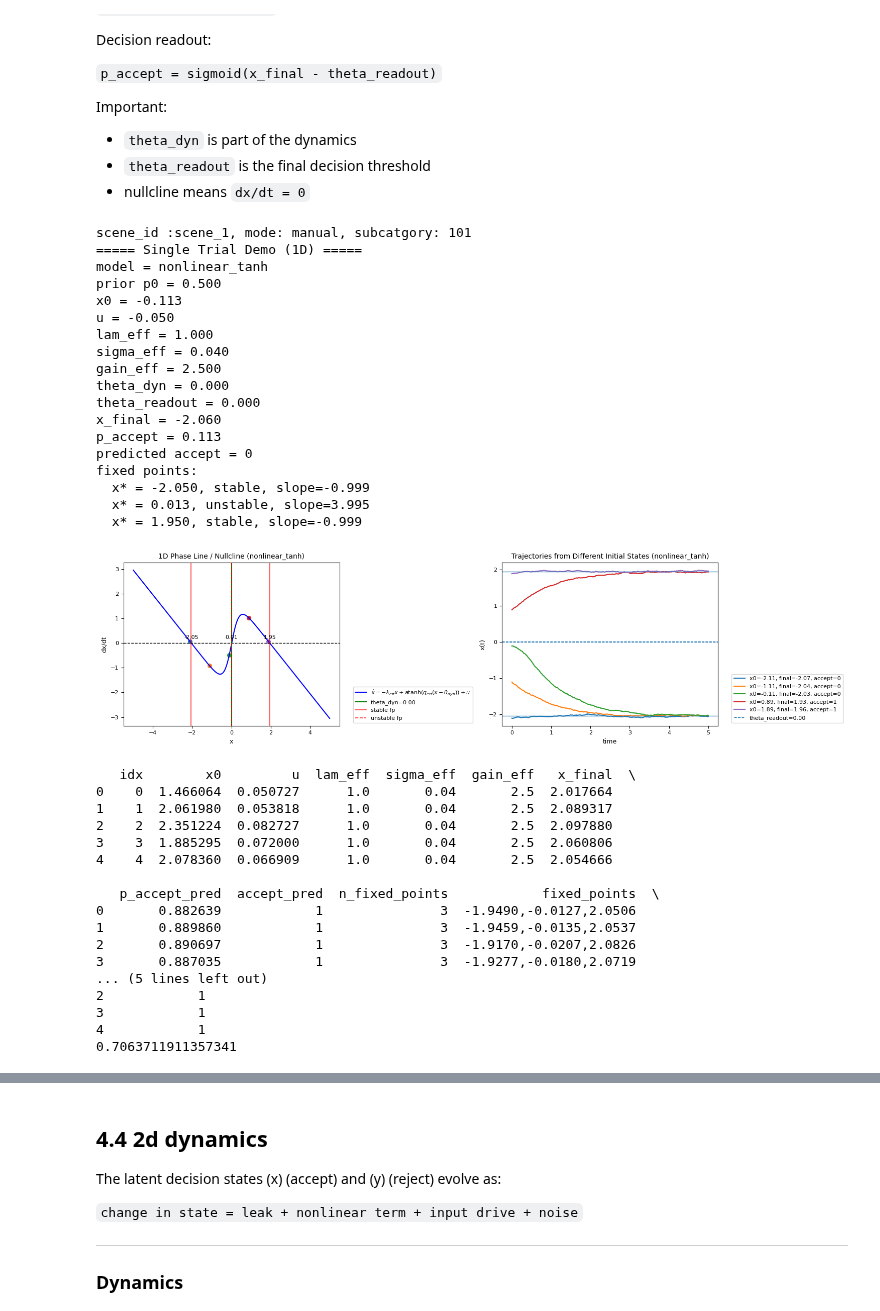
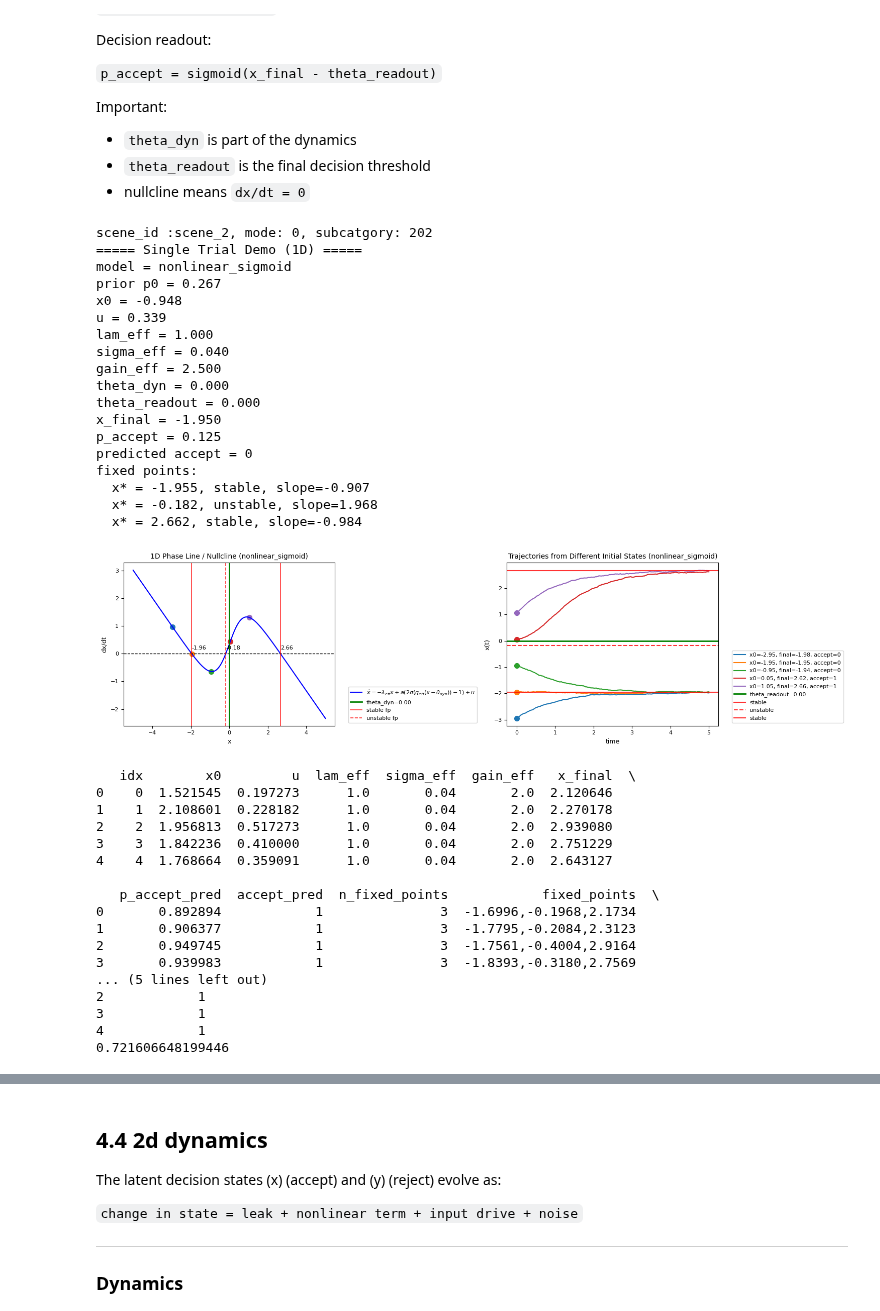
Before and after one commit to yxlin02/HCICarSim, a Jupyter notebook: DataAnalysis.ipynb, the cells around one changed output, grey strips where cells are left out. Drawn from its saved outputs; the diff is of its cells as text; code cells hidden in the pictures.

```diff
--- a/DataAnalysis.ipynb
+++ b/DataAnalysis.ipynb
@@ -1619,77 +1624,77 @@ dummy_row = pd.Series({
     "trigger__time_ms": 0.0,
 })
 # %%
-# row = df_reaction.iloc[4]
-row = dummy_row
+row = df_reaction.iloc[100]
+# row = dummy_row
 print(f"scene_id :{row['scene_id']}, mode: {row['mode']}, subcatgory: {row['recommendation_subcategory']}")
 
 
 result = oneddynamics.run_single_trial_demo(
     row,
-    model="nonlinear_tanh",
-    beta_c=0.1,
-    beta_i=0.1,
-    beta_ci=0.1,
+    model="nonlinear_sigmoid",
+    beta_c=1.0,
+    beta_i=1.0,
+    beta_ci=0.5,
 
-    gamma_throttle=0.1,
+    gamma_throttle=0.5,
     gamma_density=0.1,
     gamma_time=0.25,
     gamma_mode=0.05,
 
     kappa=1.0,
     lam=1.0,
-    a=2.0,
+    a=2.5,
     gain=2.5,
     theta_dyn=0.0,
 
     sigma=0.04,
     theta_readout=0.0,
     dt=0.01,
     T=5.0,
 
     density_lam_gain=0.0,
     density_sigma_gain=0.0,
     time_gain_multiplier=1.0,
     auto_lam_multiplier=1.0,
     auto_sigma_multiplier=1.0,
 )
 # %% [output]
-scene_id :scene_1, mode: manual, subcatgory: 101
+scene_id :scene_2, mode: 0, subcatgory: 202
 ===== Single Trial Demo (1D) =====
-model = nonlinear_tanh
-prior p0 = 0.500
-x0 = -0.113
-u = -0.050
+model = nonlinear_sigmoid
+prior p0 = 0.267
+x0 = -0.948
+u = 0.339
 lam_eff = 1.000
 sigma_eff = 0.040
 gain_eff = 2.500
 theta_dyn = 0.000
 theta_readout = 0.000
-x_final = -2.060
-p_accept = 0.113
+x_final = -1.950
+p_accept = 0.125
 predicted accept = 0
 fixed points:
-  x* = -2.050, stable, slope=-0.999
-  x* = 0.013, unstable, slope=3.995
-  x* = 1.950, stable, slope=-0.999
+  x* = -1.955, stable, slope=-0.907
+  x* = -0.182, unstable, slope=1.968
+  x* = 2.662, stable, slope=-0.984
-[figure, old version]
+[figure, new version]
 # %%
 df_sim = oneddynamics.simulate_dataframe_decisions(
     df_reaction,
-    model="nonlinear_tanh",
-    beta_c=0.1,
-    beta_i=0.1,
-    beta_ci=0.1,
+    model="nonlinear_sigmoid",
+    beta_c=1.0,
+    beta_i=1.0,
+    beta_ci=0.25,
 
-    gamma_throttle=0.1,
+    gamma_throttle=0.5,
     gamma_density=0.1,
-    gamma_time=0.25,
-    gamma_mode=0.05,
+    gamma_time=0.3,
+    gamma_mode=0.01,
 
     kappa=1.0,
     lam=1.0,
-    a=2.0,
-    gain=2.5,
+    a=2.5,
+    gain=2.0,
     theta_dyn=0.0,
 
     sigma=0.04,
@@ -1708,22 +1713,22 @@ print(df_sim.head())
 print((df_sim["accept_pred"] == df_sim["accept_true"]).mean())
 # %% [output]
    idx        x0         u  lam_eff  sigma_eff  gain_eff   x_final  \
-0    0  1.466064  0.050727      1.0       0.04       2.5  2.017664
-1    1  2.061980  0.053818      1.0       0.04       2.5  2.089317
-2    2  2.351224  0.082727      1.0       0.04       2.5  2.097880
-3    3  1.885295  0.072000      1.0       0.04       2.5  2.060806
-4    4  2.078360  0.066909      1.0       0.04       2.5  2.054666
+0    0  1.521545  0.197273      1.0       0.04       2.0  2.120646
+1    1  2.108601  0.228182      1.0       0.04       2.0  2.270178
+2    2  1.956813  0.517273      1.0       0.04       2.0  2.939080
+3    3  1.842236  0.410000      1.0       0.04       2.0  2.751229
+4    4  1.768664  0.359091      1.0       0.04       2.0  2.643127
 
    p_accept_pred  accept_pred  n_fixed_points            fixed_points  \
-0       0.882639            1               3  -1.9490,-0.0127,2.0506
-1       0.889860            1               3  -1.9459,-0.0135,2.0537
-2       0.890697            1               3  -1.9170,-0.0207,2.0826
-3       0.887035            1               3  -1.9277,-0.0180,2.0719
+0       0.892894            1               3  -1.6996,-0.1968,2.1734
+1       0.906377            1               3  -1.7795,-0.2084,2.3123
+2       0.949745            1               3  -1.7561,-0.4004,2.9164
+3       0.939983            1               3  -1.8393,-0.3180,2.7569
 ... (5 lines left out)
 2            1
 3            1
 4            1
-0.7063711911357341
+0.721606648199446
 # %%
 from sklearn.metrics import confusion_matrix
 
```
Also changed, not shown: parts of 13 cells of this notebook, 2 other files.
